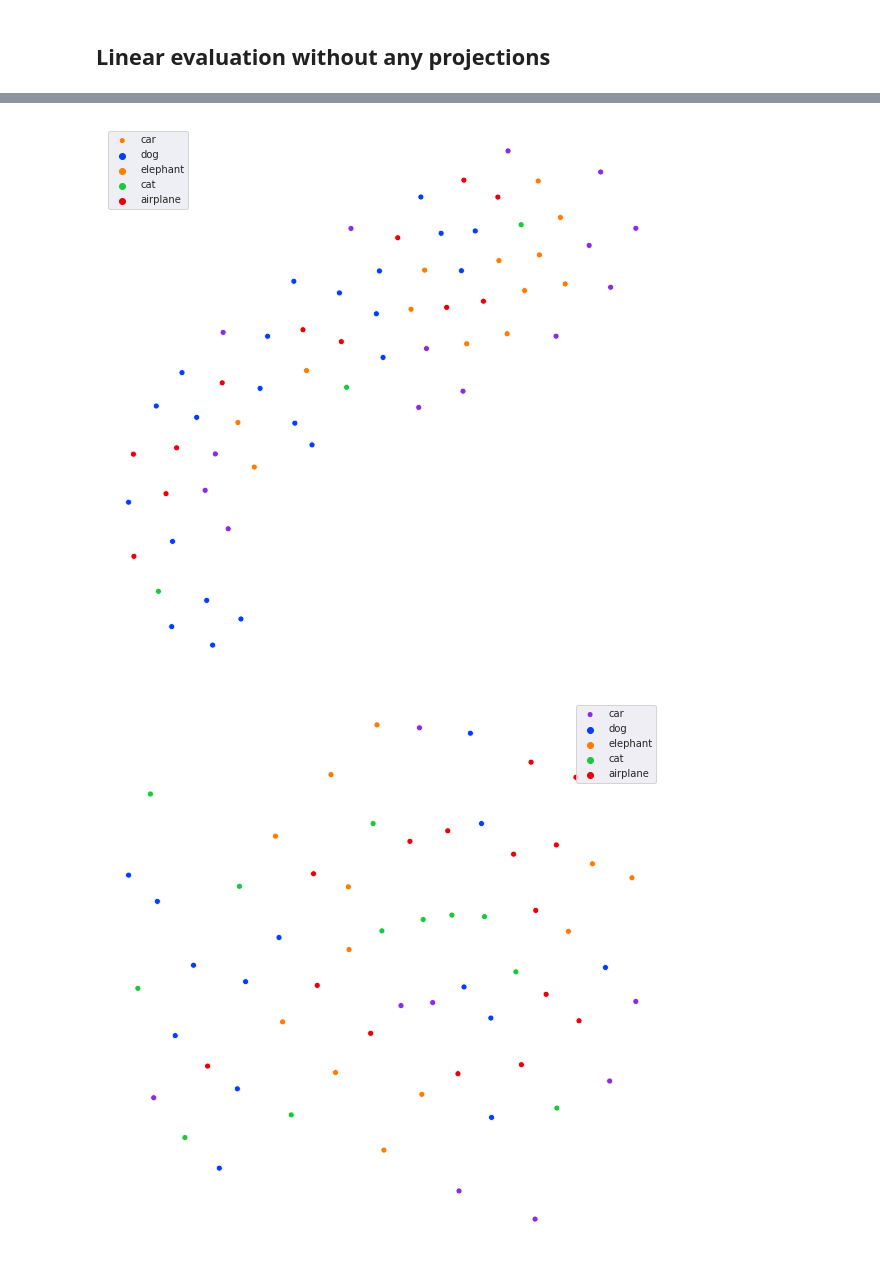
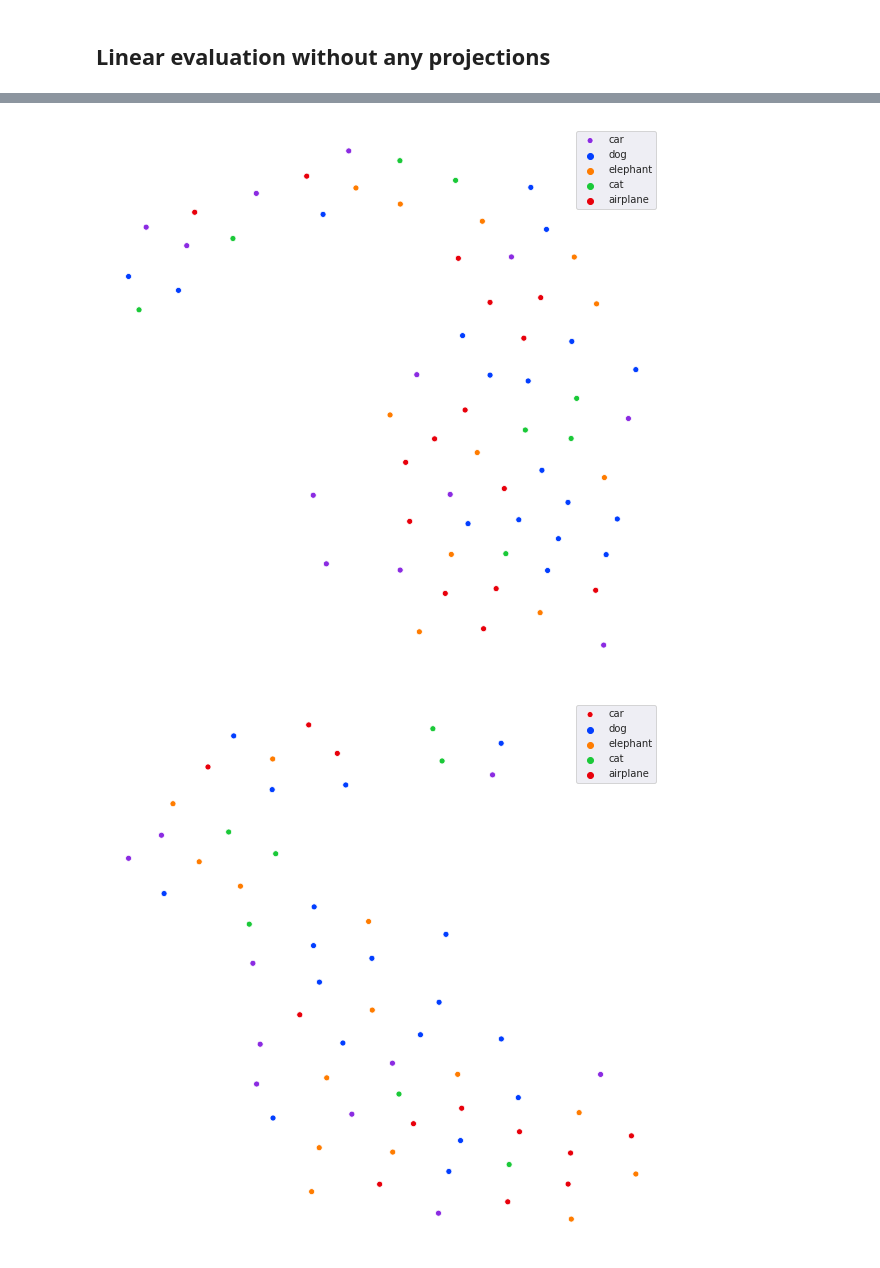
Before and after one commit to sayakpaul/SimCLR-in-TensorFlow-2, a Jupyter notebook: Linear_Evaluation.ipynb, the cells around one changed output, grey strips where cells are left out. Drawn from its saved outputs; the diff is of its cells as text; code cells hidden in the pictures.

```diff
--- a/Linear_Evaluation.ipynb
+++ b/Linear_Evaluation.ipynb
@@ -332,7 +350,7 @@ def plot_vecs_n_labels(v, labels):
 tsne = TSNE()
 
 resnet_simclr = get_resnet_simclr_deeper(256, 128, 50)
-resnet_simclr.load_weights("resnet_simclr/resnet_simclr_1_new.h5")
+resnet_simclr.load_weights("resnet_simclr/resnet_simclr_2_new.h5")
 resnet_simclr = Model(resnet_simclr.input, resnet_simclr.layers[-2].output)
 
 for (images, labels) in train_ds:
@@ -345,15 +363,15 @@ for (images, labels) in train_ds:
 # %%
 # Representation from the projection head less model
 tsne = TSNE()
 
 resnet_simclr = get_resnet_simclr_deeper(256, 128, 50)
-resnet_simclr.load_weights("resnet_simclr/resnet_simclr_1_new.h5")
+resnet_simclr.load_weights("resnet_simclr/resnet_simclr_2_new.h5")
 resnet_simclr = Model(resnet_simclr.input, resnet_simclr.layers[-6].output)
 
 for (images, labels) in train_ds:
     interm_representations = resnet_simclr(images)
     y_tsne = tsne.fit_transform(interm_representations)
     plot_vecs_n_labels(y_tsne, labels.numpy())
 # %% [output]
-[figure, old version]
+[figure, new version]
-[figure, old version]
+[figure, new version]
```
Also changed, not shown: parts of 7 cells of this notebook, 2 other files.
